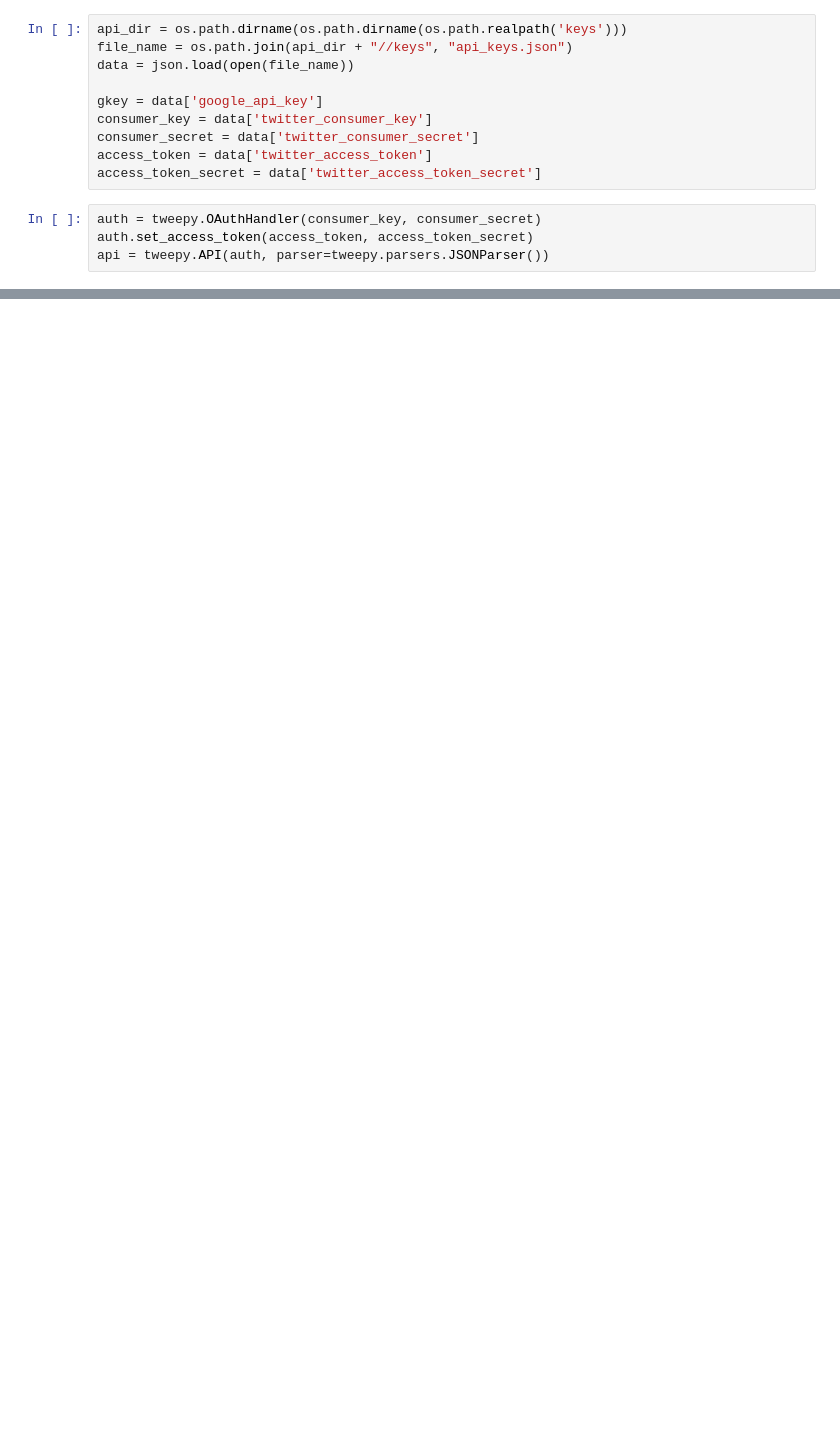
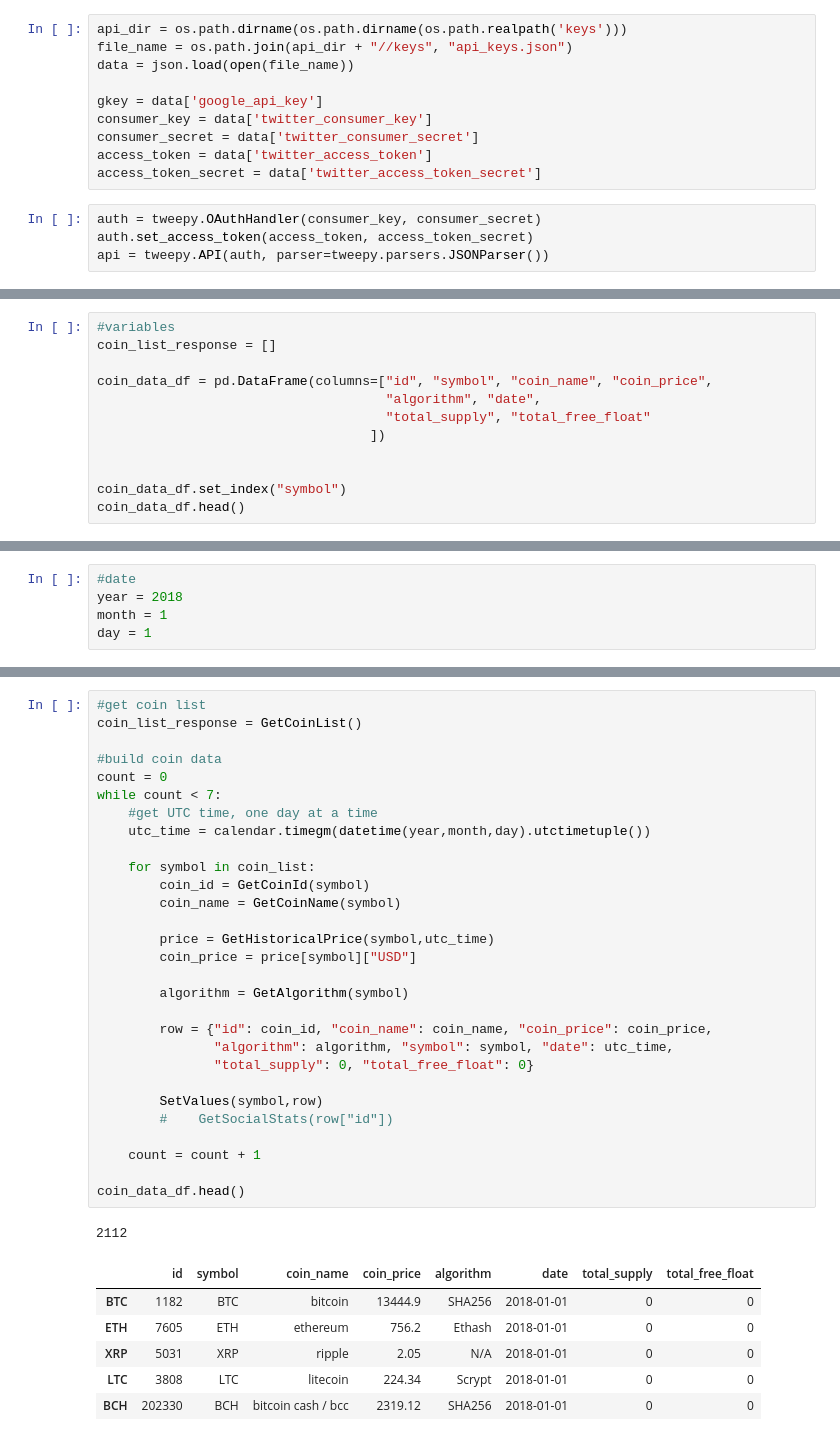
Before and after one commit to ngathu2020/ku-bootcamp-project-1, a Jupyter notebook: thu.ipynb, the cells around one changed output, grey strips where cells are left out. Drawn from its saved outputs; the diff is of its cells as text; blank space fills up the shorter version.

```diff
--- a/thu.ipynb
+++ b/thu.ipynb
@@ -104,0 +44,12 @@ compared_df.head()
+# %%
+#variables
+coin_list_response = []
+
+coin_data_df = pd.DataFrame(columns=["id", "symbol", "coin_name", "coin_price",
+                                     "algorithm", "date",
+                                     "total_supply", "total_free_float"
+                                   ])
+
+
+coin_data_df.set_index("symbol")
+coin_data_df.head()
@@ -104,0 +58,5 @@ compared_df.head()
+# %%
+#date
+year = 2018
+month = 1
+day = 1
@@ -104,0 +146,37 @@ compared_df.head()
+# %%
+#get coin list
+coin_list_response = GetCoinList()
+
+#build coin data
+count = 0
+while count < 7:
+    #get UTC time, one day at a time
+    utc_time = calendar.timegm(datetime(year,month,day).utctimetuple())
+
+    for symbol in coin_list:
+        coin_id = GetCoinId(symbol)
+        coin_name = GetCoinName(symbol)
+
+        price = GetHistoricalPrice(symbol,utc_time)
+        coin_price = price[symbol]["USD"]
+
+        algorithm = GetAlgorithm(symbol)
+
+        row = {"id": coin_id, "coin_name": coin_name, "coin_price": coin_price,
+               "algorithm": algorithm, "symbol": symbol, "date": utc_time,
+               "total_supply": 0, "total_free_float": 0}
+
+        SetValues(symbol,row)
+        #    GetSocialStats(row["id"])
+
+    count = count + 1
+
+coin_data_df.head()
+# %% [output]
+2112
+|  | id | symbol | coin_name | coin_price | algorithm | date | total_supply | total_free_float |
+| BTC | 1182 | BTC | bitcoin | 13444.9 | SHA256 | 2018-01-01 | 0 | 0 |
+| ETH | 7605 | ETH | ethereum | 756.2 | Ethash | 2018-01-01 | 0 | 0 |
+| XRP | 5031 | XRP | ripple | 2.05 | N/A | 2018-01-01 | 0 | 0 |
+| LTC | 3808 | LTC | litecoin | 224.34 | Scrypt | 2018-01-01 | 0 | 0 |
+| BCH | 202330 | BCH | bitcoin cash / bcc | 2319.12 | SHA256 | 2018-01-01 | 0 | 0 |
```
Also changed, not shown: parts of 23 cells of this notebook, 1 other file.
